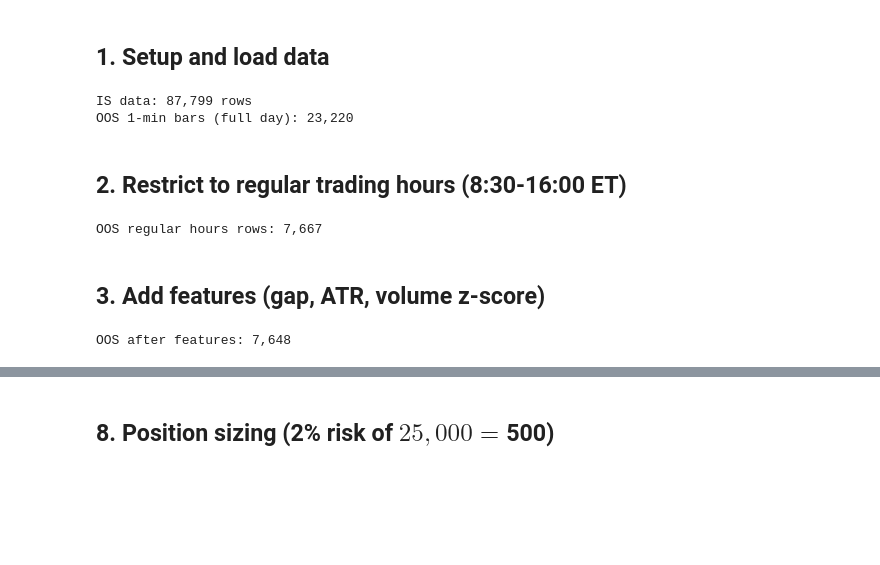
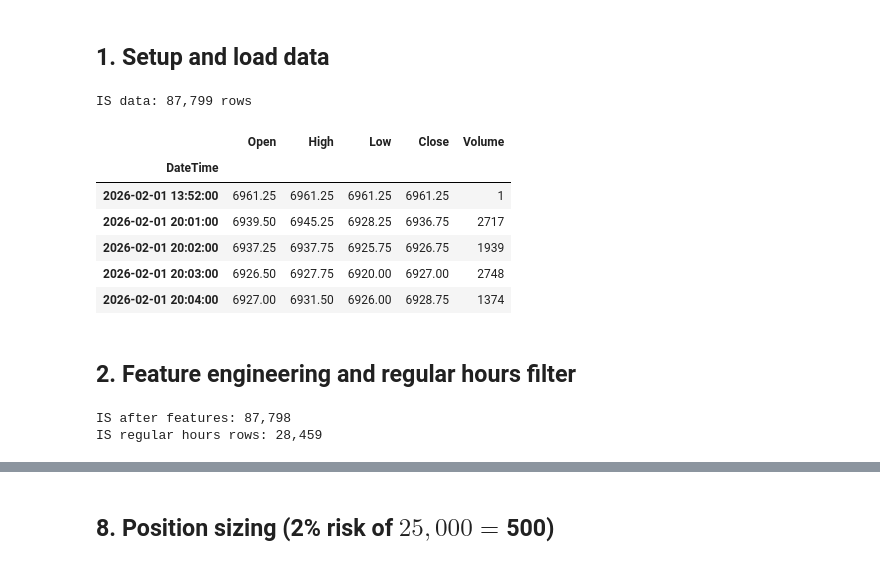
Before and after one commit to Andres-GP/Alphaca-Capital-Research, a Jupyter notebook: research/competitions/June2026_ninja/MES_strategy_and_optimization_H2.ipynb, the cells around one changed output, grey strips where cells are left out. Drawn from its saved outputs; the diff is of its cells as text; code cells hidden in the pictures; blank space fills up the shorter version.

```diff
--- a/research/competitions/June2026_ninja/MES_strategy_and_optimization_H2.ipynb
+++ b/research/competitions/June2026_ninja/MES_strategy_and_optimization_H2.ipynb
@@ -13,54 +13,45 @@
 # %%
 import pandas as pd
 import numpy as np
+import matplotlib.pyplot as plt
+from itertools import product
 import os
 import warnings
 warnings.filterwarnings('ignore')
-import matplotlib.pyplot as plt
 
 IS_PATH = "../../../../Local-Data/processed/MES_IS_1min.csv"
 OOS_TICKS_PATH = "../../../../Local-Data/processed/MES_OOS_ticks.csv"
 
-# Load IS (only for reference, not used in optimisation)
+# Load In‑Sample (1‑minute bars, Feb–Apr)
 df_is = pd.read_csv(IS_PATH, parse_dates=['DateTime'], index_col='DateTime')
 print(f"IS data: {len(df_is):,} rows")
-
-# Load OOS ticks and aggregate to 1‑min OHLCV
-df_ticks = pd.read_csv(OOS_TICKS_PATH, parse_dates=['DateTime'], index_col='DateTime')
-ohlc = df_ticks['Price'].resample('1min').ohlc()
-vol = df_ticks['Volume'].resample('1min').sum()
-ohlc.columns = ['Open', 'High', 'Low', 'Close']
-df_oos = ohlc.join(vol).rename(columns={'Volume': 'Volume'}).dropna()
-print(f"OOS 1‑min bars (full day): {len(df_oos):,}")
+df_is.head()
 # %% [output]
 IS data: 87,799 rows
-OOS 1‑min bars (full day): 23,220
+|  | Open | High | Low | Close | Volume |
+| DateTime |  |  |  |  |  |
+| 2026-02-01 13:52:00 | 6961.25 | 6961.25 | 6961.25 | 6961.25 | 1 |
+| 2026-02-01 20:01:00 | 6939.50 | 6945.25 | 6928.25 | 6936.75 | 2717 |
+| 2026-02-01 20:02:00 | 6937.25 | 6937.75 | 6925.75 | 6926.75 | 1939 |
+| 2026-02-01 20:03:00 | 6926.50 | 6927.75 | 6920.00 | 6927.00 | 2748 |
+| 2026-02-01 20:04:00 | 6927.00 | 6931.50 | 6926.00 | 6928.75 | 1374 |
-# %% [markdown]
-## 2. Restrict to regular trading hours (8:30‑16:00 ET)
+# %% [markdown]
+## 2. Feature engineering and regular hours filter
 # %%
-start_time = pd.Timestamp('2026-05-01 08:30:00').time()
-end_time   = pd.Timestamp('2026-05-01 16:00:00').time()
-df_oos_reg = df_oos.between_time(start_time, end_time).copy()
-print(f"OOS regular hours rows: {len(df_oos_reg):,}")
+def add_features(df):
+    df = df.copy()
+    df['gap'] = (df['Open'] - df['Close'].shift(1)) / df['Close'].shift(1)
+    return df
+
+df_is = add_features(df_is).dropna()
+print(f"IS after features: {len(df_is):,}")
+
+# Restrict to regular trading hours (8:30‑16:00 ET)
+start_time = pd.Timestamp('2026-02-01 08:30:00').time()
+end_time   = pd.Timestamp('2026-02-01 16:00:00').time()
+df_is_reg = df_is.between_time(start_time, end_time).copy()
+print(f"IS regular hours rows: {len(df_is_reg):,}")
 # %% [output]
-OOS regular hours rows: 7,667
+IS after features: 87,798
+IS regular hours rows: 28,459
-# %% [markdown]
-## 3. Add features (gap, ATR, volume z-score)
-# %%
-def add_features(df):
-    df = df.copy()
-    df['gap'] = (df['Open'] - df['Close'].shift(1)) / df['Close'].shift(1)
-    df['volume_sma'] = df['Volume'].rolling(20).mean()
-    df['volume_std'] = df['Volume'].rolling(20).std()
-    df['volume_zscore'] = (df['Volume'] - df['volume_sma']) / df['volume_std']
-    tr = pd.concat([df['High'] - df['Low'],
-                    (df['High'] - df['Close'].shift()).abs(),
-                    (df['Low'] - df['Close'].shift()).abs()], axis=1).max(axis=1)
-    df['ATR14'] = tr.rolling(14).mean()
-    return df
-
-df_oos_reg = add_features(df_oos_reg).dropna()
-print(f"OOS after features: {len(df_oos_reg):,}")
-# %% [output]
-OOS after features: 7,648
 # %% [markdown]
```
Also changed, not shown: parts of 20 cells of this notebook, 21 other files.
